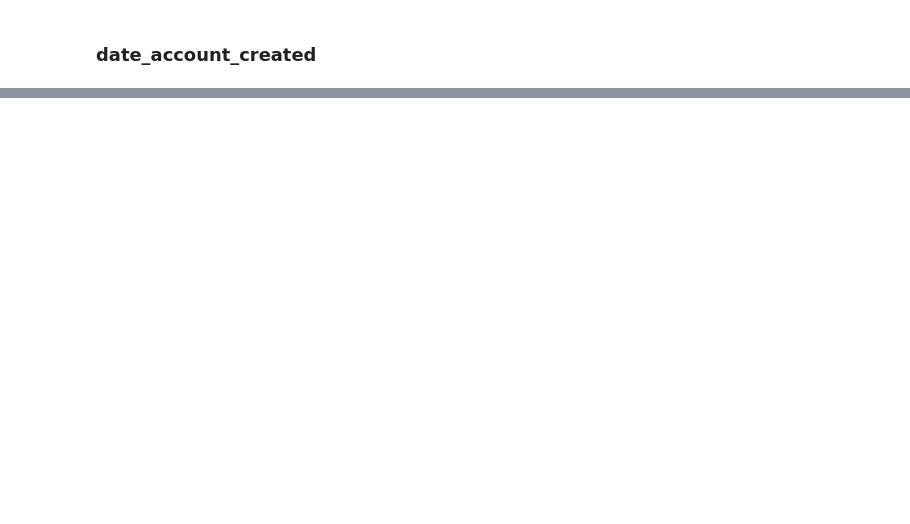
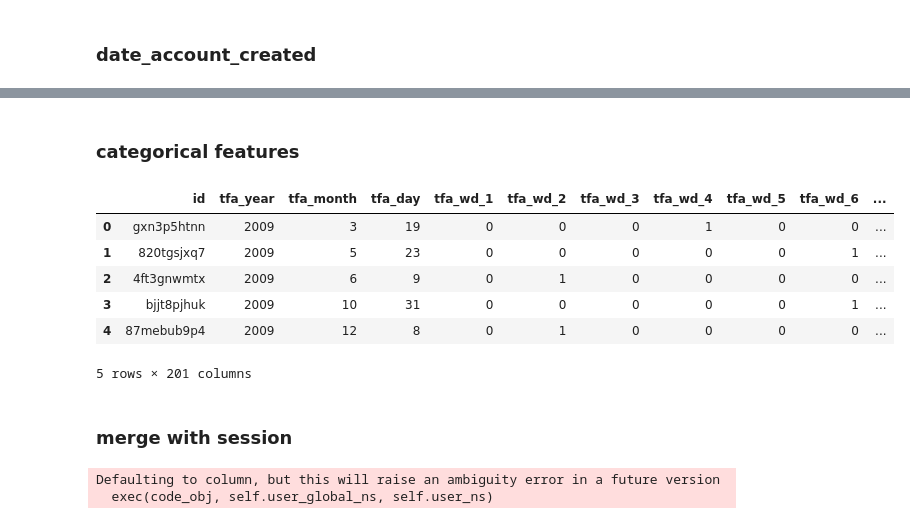
Before and after one commit to troywu666/Airbnb_data_analyse, a Jupyter notebook: 订房预测.ipynb, the cells around one changed output, grey strips where cells are left out. Cells and saved outputs as stored; diff of their text form; code cells hidden in the pictures; blank space fills up the shorter version.

```diff
--- a/订房预测.ipynb
+++ b/订房预测.ipynb
@@ -581,0 +728,16 @@ df.head()
+# %%
+age_values.fillna(-1,inplace=True)
+# %%
+def get_age(age):
+    if age<0:
+        return 'NA'
+    elif 0<age<=18:
+        return 'Juvenile'
+    elif 18<age<=40:
+        return 'Youth'
+    elif 40<age<=66:
+        return 'Middlescent'
+    else:
+        return 'Senium'
+
+age_type=age_values.apply(lambda x : get_age(x))
@@ -581,0 +764,5 @@ df.head()
+# %%
+df['age_type']=age_type
+age_types=pd.get_dummies(df.age_type,prefix='age_type')
+df=pd.concat([df,age_types],axis=1)
+df.drop(['age','age_type'],axis=1,inplace=True)
@@ -581,0 +779,34 @@ df.head()
+# %% [markdown]
+### categorical features
+# %%
+feat_toOHE = ['gender',
+             'signup_method',
+             'signup_flow',
+             'language',
+             'affiliate_channel',
+             'affiliate_provider',
+             'first_affiliate_tracked',
+             'signup_app',
+             'first_device_type',
+             'first_browser']
+for i in feat_toOHE:
+    df_toOHE=pd.get_dummies(df[i],prefix=i,dummy_na=True)
+    df=pd.concat((df,df_toOHE),axis=1)
+    df.drop(i,axis=1,inplace=True)
+# %%
+df.head()
+# %% [output]
+|  | id | tfa_year | tfa_month | tfa_day | tfa_wd_1 | tfa_wd_2 | tfa_wd_3 | tfa_wd_4 | tfa_wd_5 | tfa_wd_6 | ... |
+| 0 | gxn3p5htnn | 2009 | 3 | 19 | 0 | 0 | 0 | 1 | 0 | 0 | ... |
+| 1 | 820tgsjxq7 | 2009 | 5 | 23 | 0 | 0 | 0 | 0 | 0 | 1 | ... |
+| 2 | 4ft3gnwmtx | 2009 | 6 | 9 | 0 | 1 | 0 | 0 | 0 | 0 | ... |
+| 3 | bjjt8pjhuk | 2009 | 10 | 31 | 0 | 0 | 0 | 0 | 0 | 1 | ... |
+| 4 | 87mebub9p4 | 2009 | 12 | 8 | 0 | 1 | 0 | 0 | 0 | 0 | ... |
+5 rows × 201 columns
+# %% [markdown]
+### merge with session
+# %%
+df_all=pd.merge(df,df_agg_sess,on='id',how='left')
+# %% [output]
+Defaulting to column, but this will raise an ambiguity error in a future version
+  exec(code_obj, self.user_global_ns, self.user_ns)
```
Also changed, not shown: parts of 28 cells of this notebook, 1 other file.
